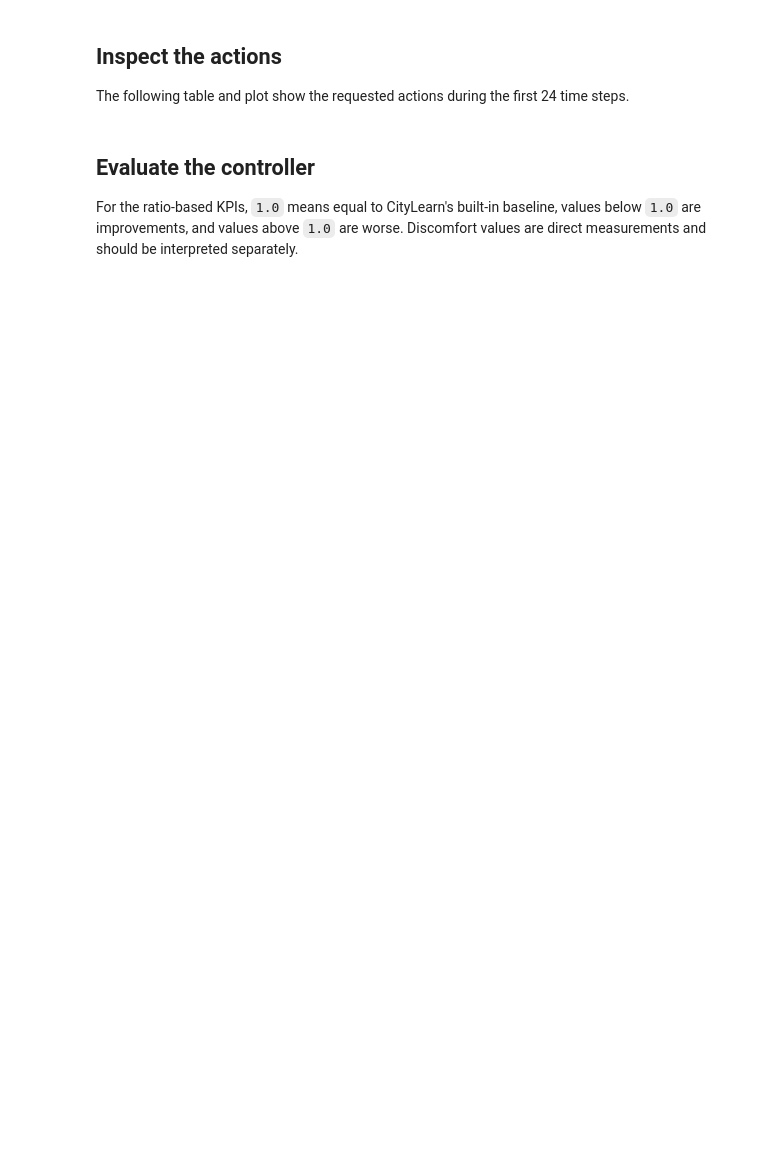
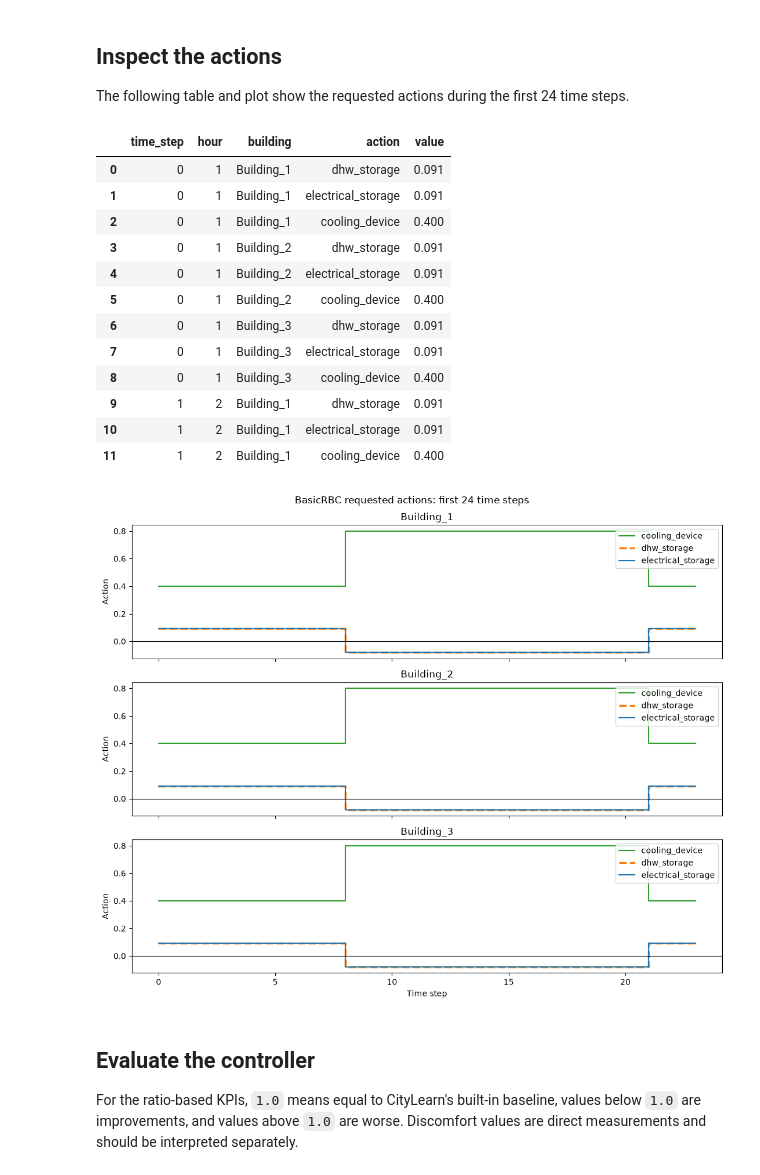
Before and after one commit to tankahxuan/cs5446_project, a Jupyter notebook: notebooks/01_Rule_Based_Control.ipynb, the cells around one changed output. Saved outputs shown, nothing was run; the diff lists cells and outputs as text; code cells hidden in the pictures; blank space fills up the shorter version.

```diff
--- a/notebooks/01_Rule_Based_Control.ipynb
+++ b/notebooks/01_Rule_Based_Control.ipynb
@@ -45,27 +48,51 @@ The following table and plot show the requested actions during the first 24 time
 # %%
 actions = result["actions"]
 first_day = actions.loc[actions["time_step"] < 24]
 
 display(first_day.head(12))
 
+styles = {
+    "dhw_storage": {"color": "tab:orange", "linestyle": "--", "linewidth": 2.5},
+    "electrical_storage": {"color": "tab:blue", "linestyle": "-", "linewidth": 1.5},
+    "cooling_device": {"color": "tab:green", "linestyle": "-", "linewidth": 1.5},
+}
+
 figure, axes = plt.subplots(3, 1, figsize=(11, 9), sharex=True)
+
 for axis, (building, data) in zip(axes, first_day.groupby("building")):
     for action_name, action_data in data.groupby("action"):
         axis.step(
             action_data["time_step"],
             action_data["value"],
             where="post",
             label=action_name,
+            **styles[action_name],
         )
+
     axis.axhline(0.0, color="black", linewidth=0.8)
     axis.set_title(building)
     axis.set_ylabel("Action")
     axis.legend(loc="upper right")
 
 axes[-1].set_xlabel("Time step")
 figure.suptitle("BasicRBC requested actions: first 24 time steps")
 figure.tight_layout()
 plt.show()
+# %% [output]
+|  | time_step | hour | building | action | value |
+| 0 | 0 | 1 | Building_1 | dhw_storage | 0.091 |
+| 1 | 0 | 1 | Building_1 | electrical_storage | 0.091 |
+| 2 | 0 | 1 | Building_1 | cooling_device | 0.400 |
+| 3 | 0 | 1 | Building_2 | dhw_storage | 0.091 |
+| 4 | 0 | 1 | Building_2 | electrical_storage | 0.091 |
+| 5 | 0 | 1 | Building_2 | cooling_device | 0.400 |
+| 6 | 0 | 1 | Building_3 | dhw_storage | 0.091 |
+| 7 | 0 | 1 | Building_3 | electrical_storage | 0.091 |
+| 8 | 0 | 1 | Building_3 | cooling_device | 0.400 |
+| 9 | 1 | 2 | Building_1 | dhw_storage | 0.091 |
+| 10 | 1 | 2 | Building_1 | electrical_storage | 0.091 |
+| 11 | 1 | 2 | Building_1 | cooling_device | 0.400 |
+[figure, added]
 # %% [markdown]
 ## Evaluate the controller
 
```
Also changed, not shown: parts of 3 cells of this notebook, 2 other files.
